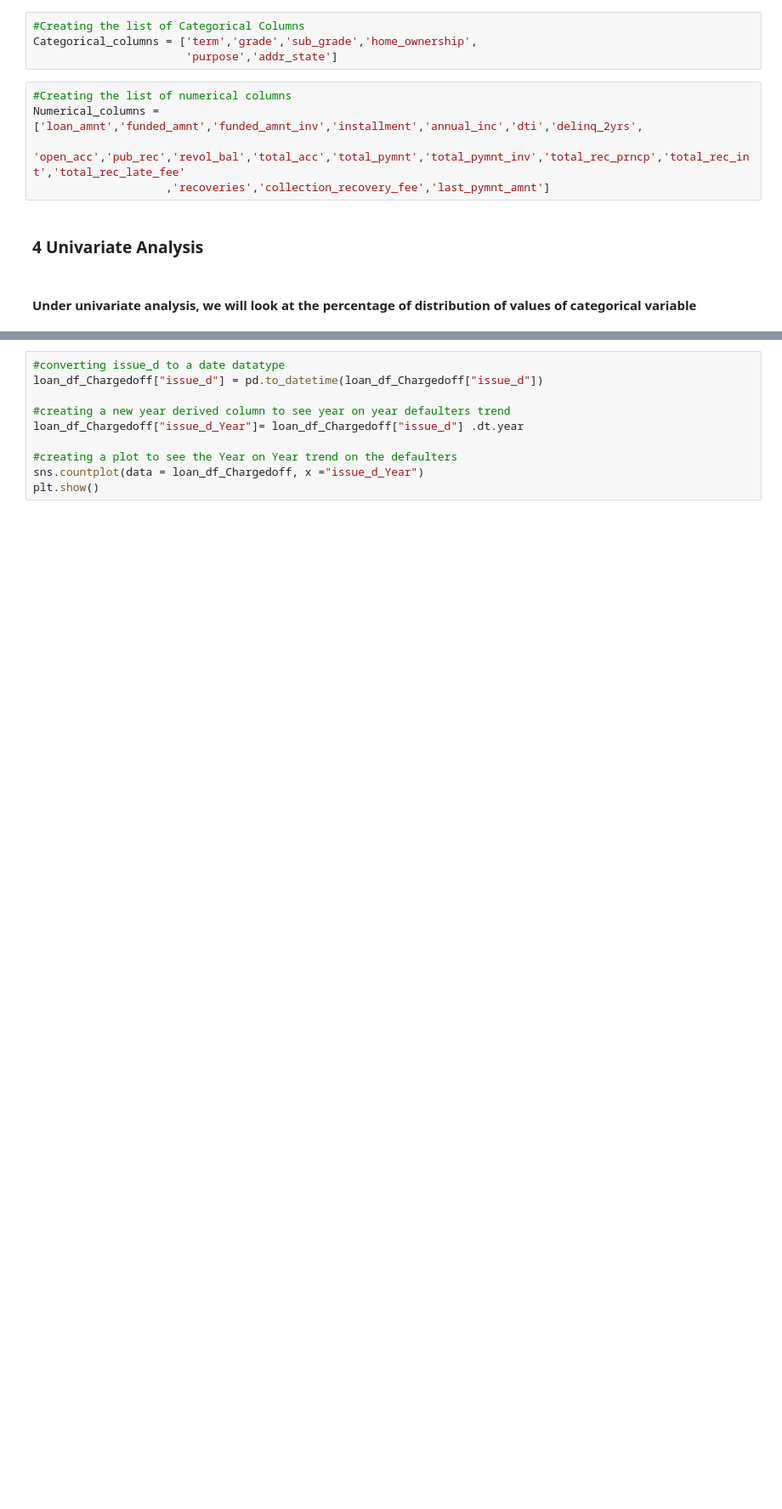
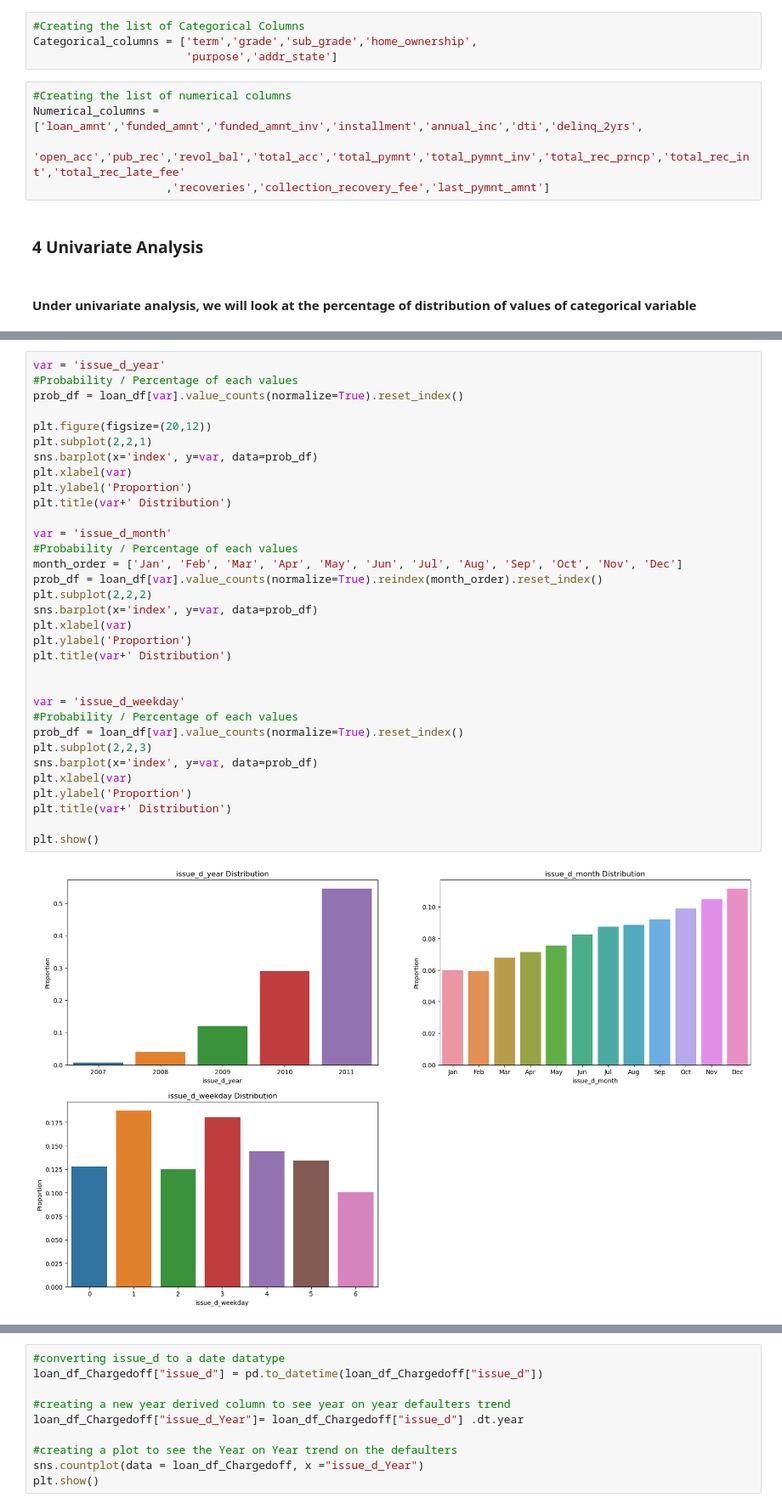
Before and after one commit to SreeleshPS/LendingClubCaseStudy, a Jupyter notebook: Sreelesh_PS.ipynb, the cells around one changed output, grey strips where cells are left out. Shown at 85% size. Drawn from its saved outputs; the diff is of its cells as text; blank space fills up the shorter version.

```diff
--- a/Sreelesh_PS.ipynb
+++ b/Sreelesh_PS.ipynb
@@ -248,3 +336,38 @@ for i in Categorical_columns :
 [figure]
 [figure]
 [figure]
+# %%
+var = 'issue_d_year'
+#Probability / Percentage of each values
+prob_df = loan_df[var].value_counts(normalize=True).reset_index()
+
+plt.figure(figsize=(20,12))
+plt.subplot(2,2,1)
+sns.barplot(x='index', y=var, data=prob_df)
+plt.xlabel(var)
+plt.ylabel('Proportion')
+plt.title(var+' Distribution')
+
+var = 'issue_d_month'
+#Probability / Percentage of each values
+month_order = ['Jan', 'Feb', 'Mar', 'Apr', 'May', 'Jun', 'Jul', 'Aug', 'Sep', 'Oct', 'Nov', 'Dec']
+prob_df = loan_df[var].value_counts(normalize=True).reindex(month_order).reset_index()
+plt.subplot(2,2,2)
+sns.barplot(x='index', y=var, data=prob_df)
+plt.xlabel(var)
+plt.ylabel('Proportion')
+plt.title(var+' Distribution')
+
+
+var = 'issue_d_weekday'
+#Probability / Percentage of each values
+prob_df = loan_df[var].value_counts(normalize=True).reset_index()
+plt.subplot(2,2,3)
+sns.barplot(x='index', y=var, data=prob_df)
+plt.xlabel(var)
+plt.ylabel('Proportion')
+plt.title(var+' Distribution')
+
+plt.show()
+# %% [output]
+[figure, added]
```
Also changed, not shown: parts of 27 cells of this notebook, 3 other files.
